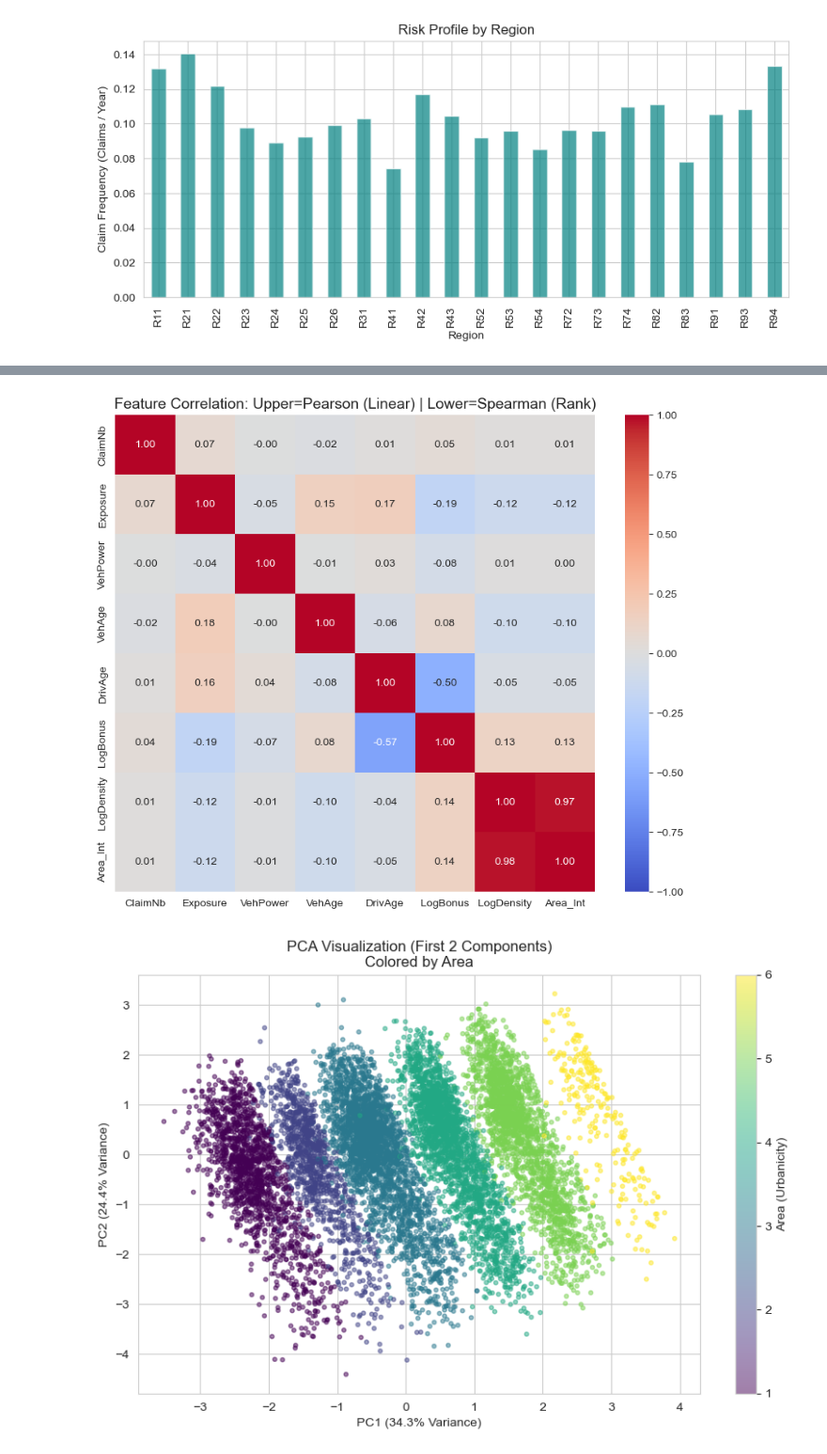
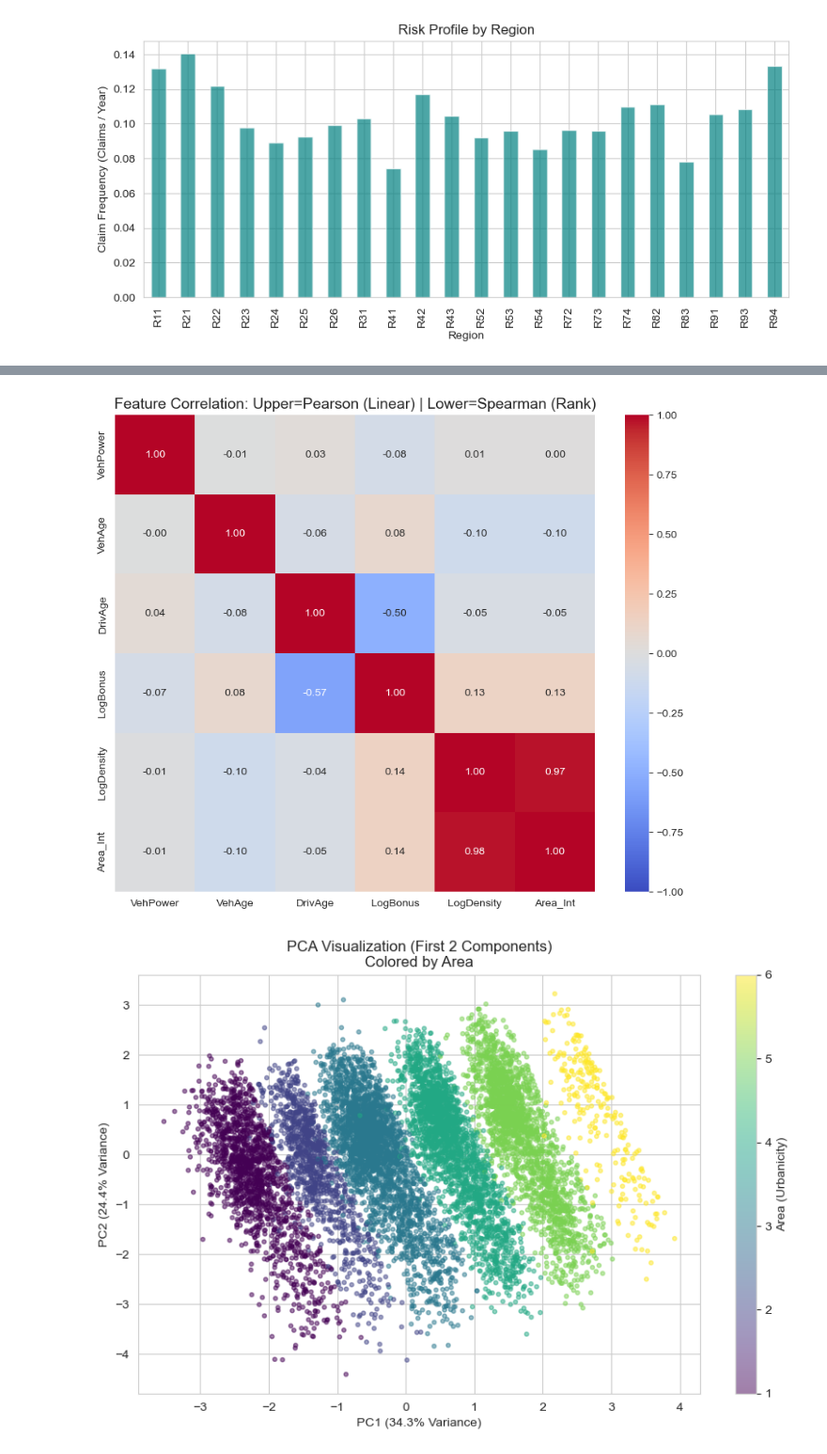
Before and after one commit to EKorczakitu/Clustered-Together, a Jupyter notebook: notebooks/00_EDA_Final.ipynb, the cells around one changed output, grey strips where cells are left out. Shown at 94% size. Cells and saved outputs as stored; diff of their text form; code cells hidden in the pictures.

```diff
--- a/notebooks/00_EDA_Final.ipynb
+++ b/notebooks/00_EDA_Final.ipynb
@@ -304,35 +278,35 @@ plt.show()
 # 1. Define the numeric dataframe (same as before)
 df_corr = df.copy()
 area_map = {'A': 1, 'B': 2, 'C': 3, 'D': 4, 'E': 5, 'F': 6}
 df_corr['Area_Int'] = df_corr['Area'].map(area_map)
 df_corr['LogDensity'] = np.log1p(df_corr['Density'])
 df_corr['LogBonus'] = np.log(df_corr['BonusMalus'])
 
-cols_to_corr = ['ClaimNb', 'Exposure', 'VehPower', 'VehAge', 'DrivAge',
+cols_to_corr = ['VehPower', 'VehAge', 'DrivAge',
                 'LogBonus', 'LogDensity', 'Area_Int']
 
 # 2. Calculate both matrices
 pearson = df_corr[cols_to_corr].corr(method='pearson')
 spearman = df_corr[cols_to_corr].corr(method='spearman')
 
 # 3. Combine them into one matrix
 # We create a new matrix that takes the Upper Triangle from Pearson
 # and the Lower Triangle from Spearman
 combined_corr = pd.DataFrame(np.tril(spearman, k=-1) + np.triu(pearson, k=0),
                              columns=cols_to_corr, index=cols_to_corr)
 
 # 4. Plotting
 plt.figure(figsize=(10, 8))
 ax = sns.heatmap(combined_corr, annot=True, fmt=".2f", cmap='coolwarm', vmin=-1, vmax=1)
 
 # Add a title to explain the split
 plt.title("Feature Correlation: Upper=Pearson (Linear) | Lower=Spearman (Rank)", fontsize=14)
 
 # Optional: Add text to the plot to guide the reader
 # This places text in the empty diagonal space if needed, or just relies on the title
 plt.show()
 # %% [output]
-[figure, old version]
+[figure, new version]
 # %%
 from sklearn.decomposition import PCA
 from sklearn.cluster import KMeans
```
Also changed, not shown: parts of 2 cells of this notebook, 1 other file.
